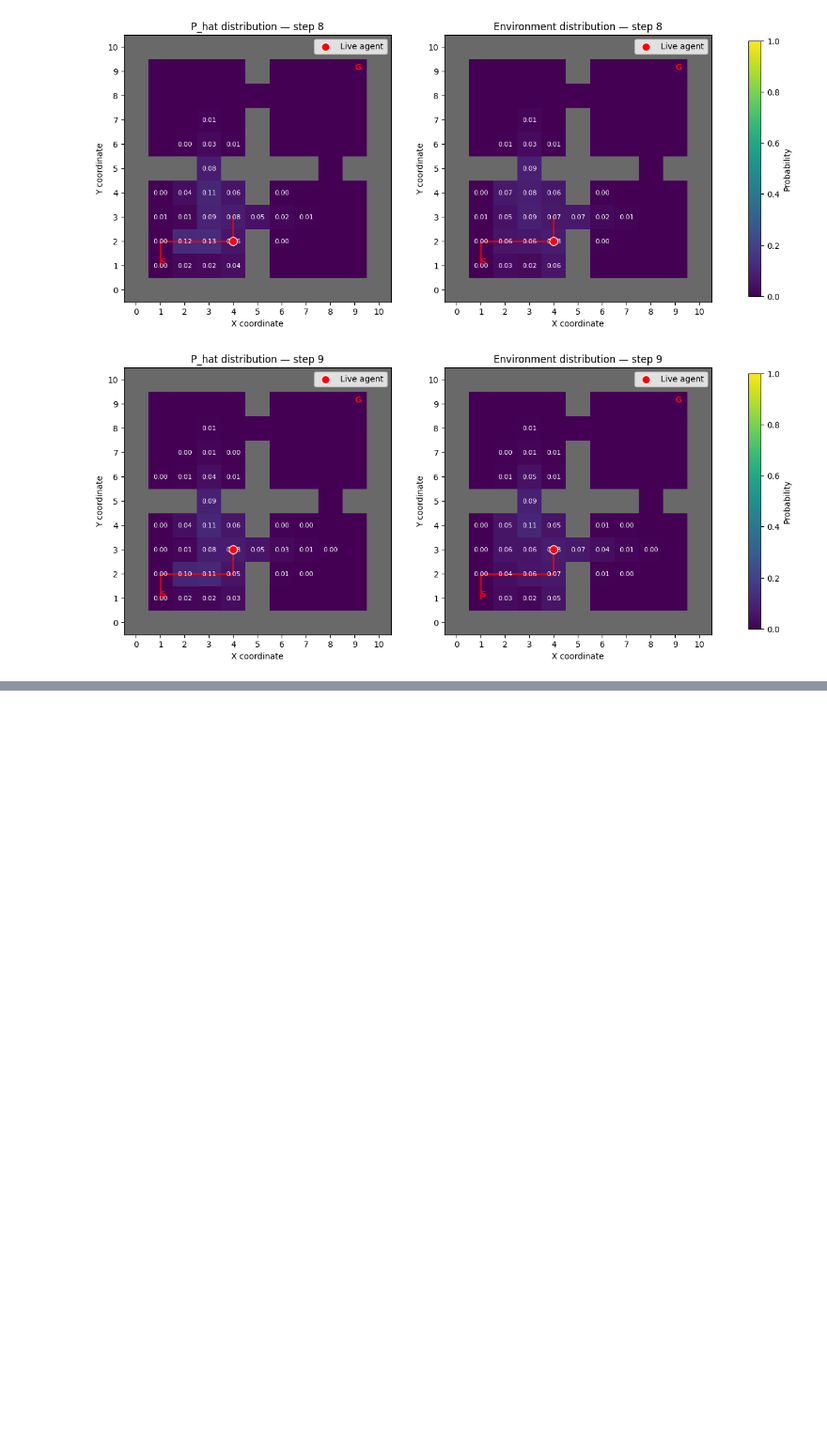
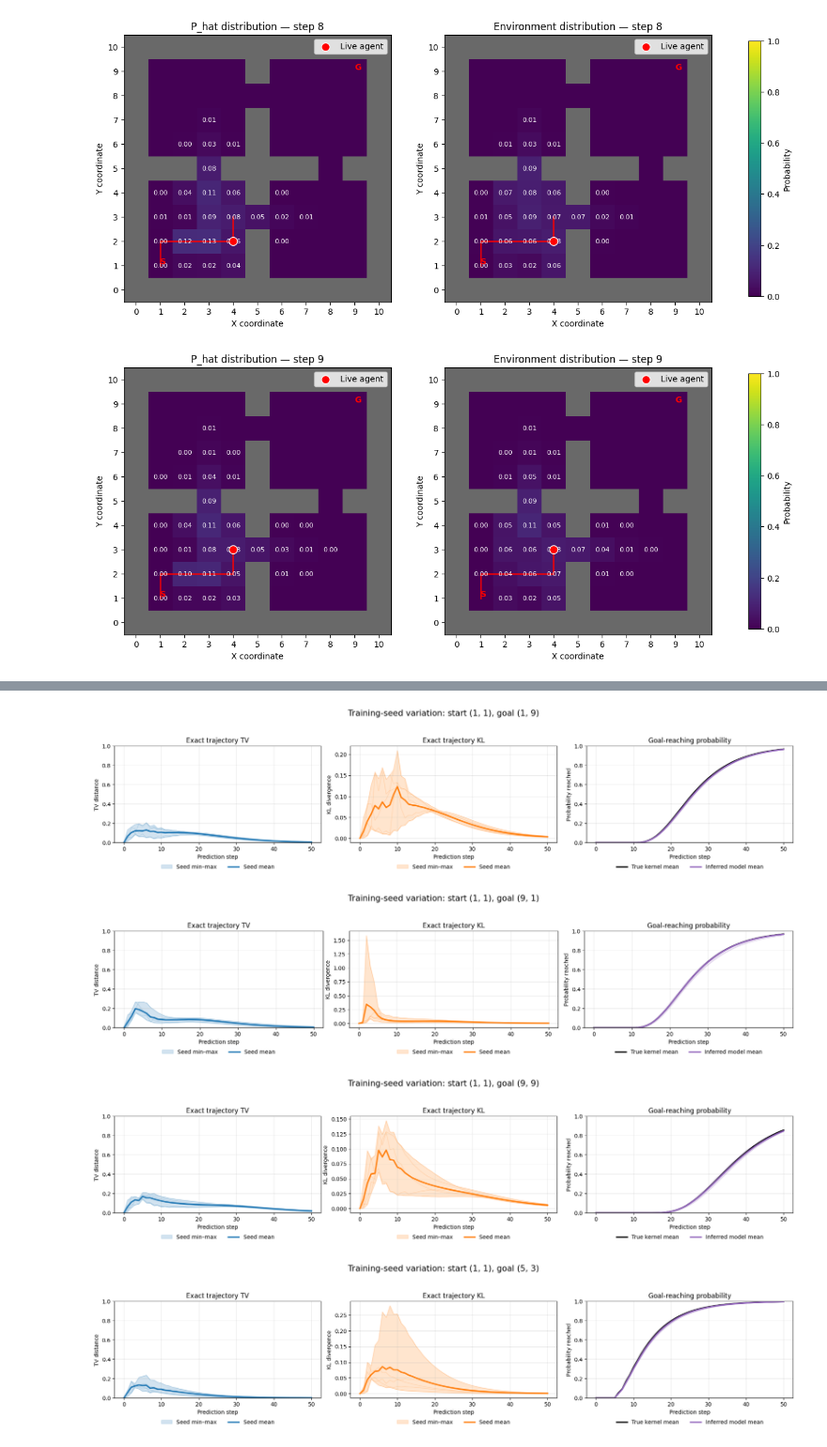
Before and after one commit to MickWPM/ai-thesis, a Jupyter notebook: Notebooks/Phase_1.ipynb, the cells around one changed output, grey strips where cells are left out. Shown at 94% size. Saved outputs shown, nothing was run; the diff lists cells and outputs as text; code cells hidden in the pictures; blank space fills up the shorter version.

```diff
--- a/Notebooks/Phase_1.ipynb
+++ b/Notebooks/Phase_1.ipynb
@@ -56,3 +61,4 @@ visualised_steps = range(0, 10)
 # %%
-live_trajectory = environment_trajectories[50]
+if run_trajectories_single:
+  live_trajectory = environment_trajectories[50]
 # %% [markdown]
@@ -102,0 +129,14 @@ for s in visualised_steps:
+# %%
+for goal_index in range(len(goals)):
+  goal_state = goals[goal_index]
+  if goal_state == env.start_state:
+    continue
+  n_steps = 50
+
+  seeded_metric_df, seeded_summary_df, distributions_by_seed, P_true = evaluate_seeded_models_exact(env, seeded_models, goals=goals, goal_index=goal_index, n_steps=n_steps)
+  plot_seeded_phase1_metrics(seeded_metric_df, goal_state=goal_state, start_state=env.start_state)
+# %% [output]
+[figure, added]
+[figure, added]
+[figure, added]
+[figure, added]
```
Also changed, not shown: parts of 22 cells of this notebook, 3 other files.
